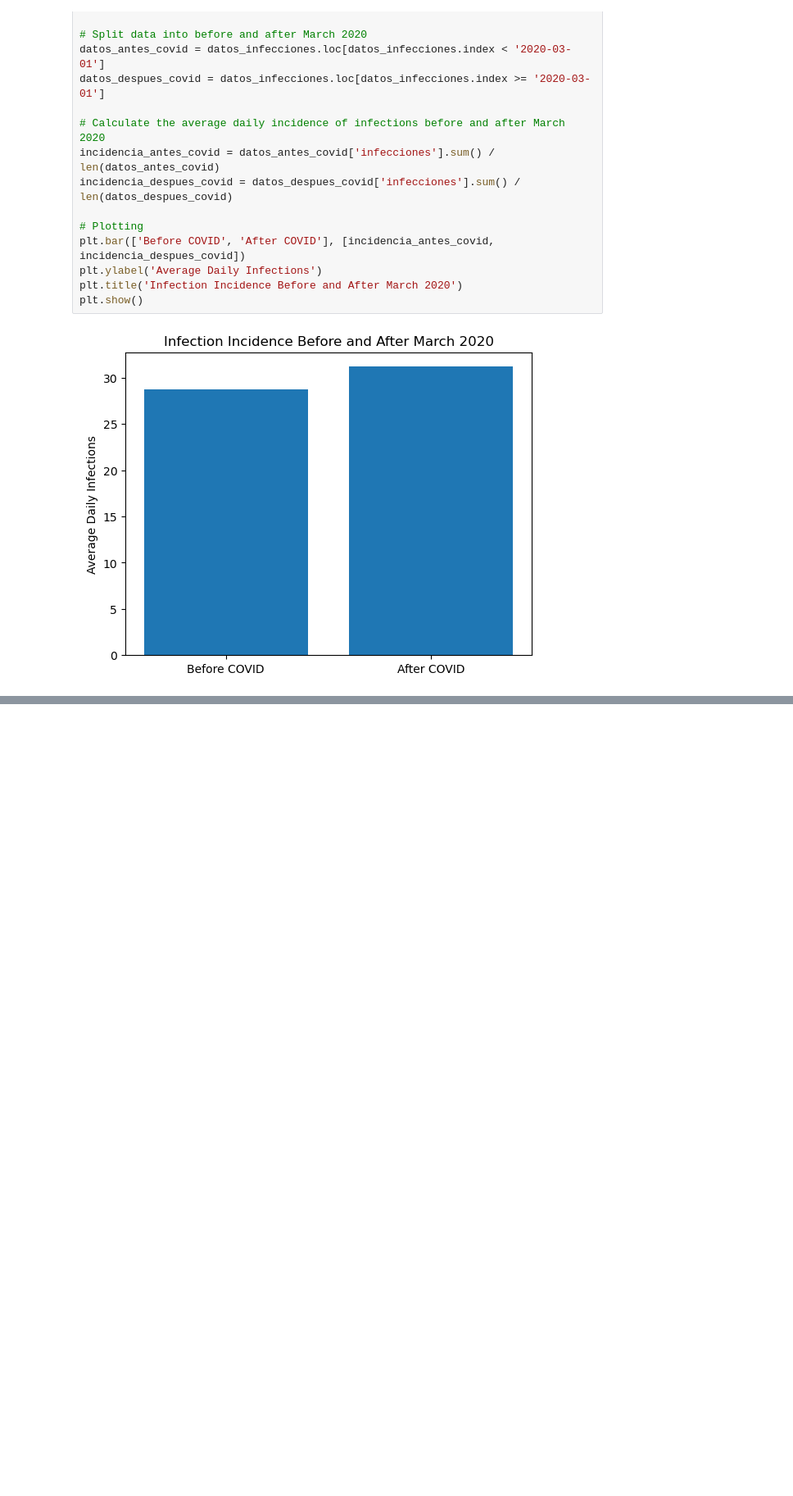
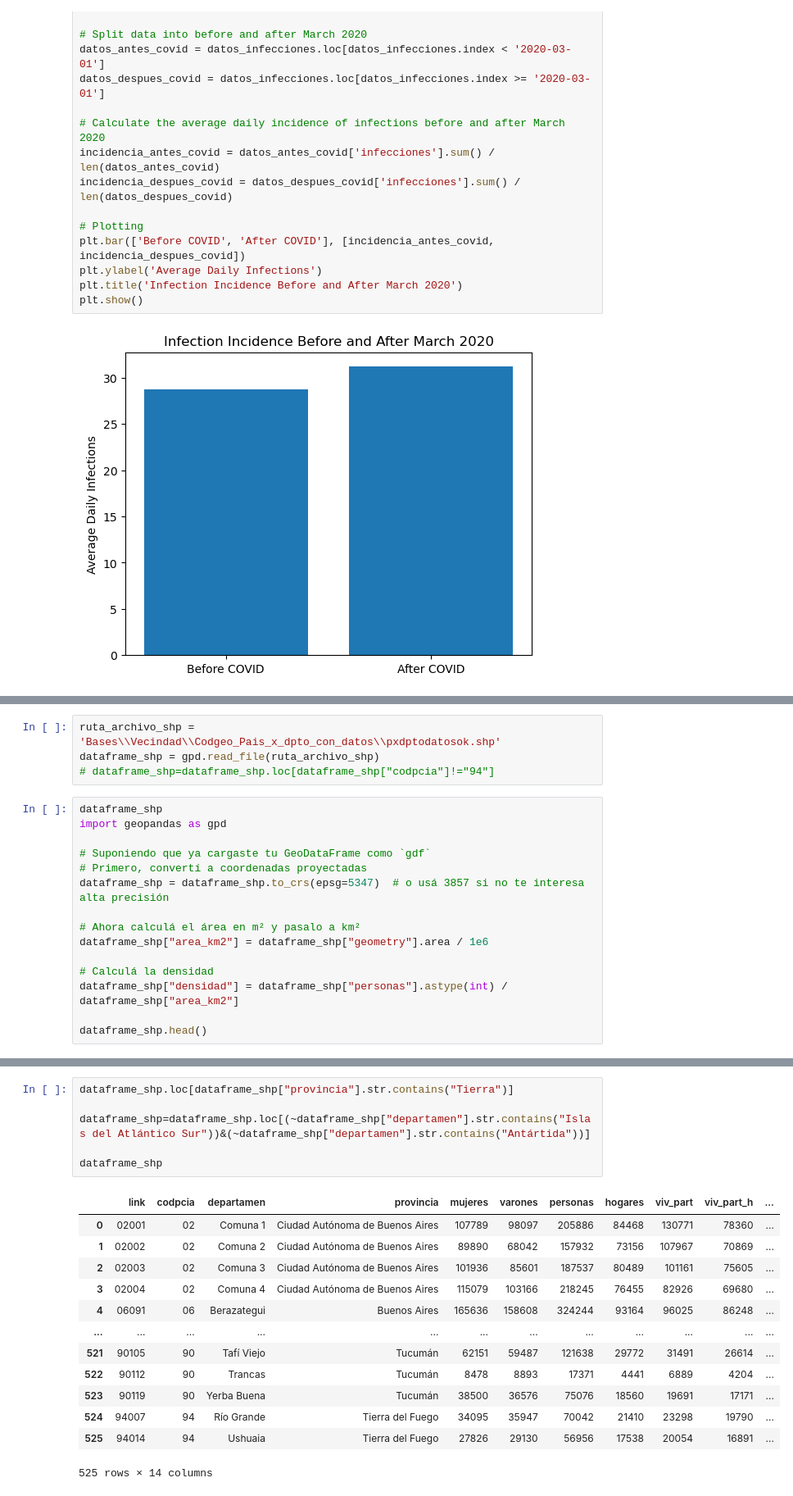
Before and after one commit to Nainho1703/tb-predictive-modeling-argentina, a Jupyter notebook: 2.- Analysis.ipynb, the cells around one changed output, grey strips where cells are left out. Shown at 82% size. Saved outputs shown, nothing was run; the diff lists cells and outputs as text; blank space fills up the shorter version.

```diff
--- a/2.- Analysis.ipynb
+++ b/2.- Analysis.ipynb
@@ -319,0 +584,19 @@ plt.show()
+# %%
+ruta_archivo_shp = 'Bases\\Vecindad\\Codgeo_Pais_x_dpto_con_datos\\pxdptodatosok.shp'
+dataframe_shp = gpd.read_file(ruta_archivo_shp)
+# dataframe_shp=dataframe_shp.loc[dataframe_shp["codpcia"]!="94"]
+# %%
+dataframe_shp
+import geopandas as gpd
+
+# Suponiendo que ya cargaste tu GeoDataFrame como `gdf`
+# Primero, convertí a coordenadas proyectadas
+dataframe_shp = dataframe_shp.to_crs(epsg=5347)  # o usá 3857 si no te interesa alta precisión
+
+# Ahora calculá el área en m² y pasalo a km²
+dataframe_shp["area_km2"] = dataframe_shp["geometry"].area / 1e6
+
+# Calculá la densidad
+dataframe_shp["densidad"] = dataframe_shp["personas"].astype(int) / dataframe_shp["area_km2"]
+
+dataframe_shp.head()
@@ -319,0 +610,20 @@ plt.show()
+# %%
+dataframe_shp.loc[dataframe_shp["provincia"].str.contains("Tierra")]
+
+dataframe_shp=dataframe_shp.loc[(~dataframe_shp["departamen"].str.contains("Islas del Atlántico Sur"))&(~dataframe_shp["departamen"].str.contains("Antártida"))]
+
+dataframe_shp
+# %% [output]
+|  | link | codpcia | departamen | provincia | mujeres | varones | personas | hogares | viv_part | viv_part_h | ... |
+| 0 | 02001 | 02 | Comuna 1 | Ciudad Autónoma de Buenos Aires | 107789 | 98097 | 205886 | 84468 | 130771 | 78360 | ... |
+| 1 | 02002 | 02 | Comuna 2 | Ciudad Autónoma de Buenos Aires | 89890 | 68042 | 157932 | 73156 | 107967 | 70869 | ... |
+| 2 | 02003 | 02 | Comuna 3 | Ciudad Autónoma de Buenos Aires | 101936 | 85601 | 187537 | 80489 | 101161 | 75605 | ... |
+| 3 | 02004 | 02 | Comuna 4 | Ciudad Autónoma de Buenos Aires | 115079 | 103166 | 218245 | 76455 | 82926 | 69680 | ... |
+| 4 | 06091 | 06 | Berazategui | Buenos Aires | 165636 | 158608 | 324244 | 93164 | 96025 | 86248 | ... |
+| ... | ... | ... | ... | ... | ... | ... | ... | ... | ... | ... | ... |
+| 521 | 90105 | 90 | Tafí Viejo | Tucumán | 62151 | 59487 | 121638 | 29772 | 31491 | 26614 | ... |
+| 522 | 90112 | 90 | Trancas | Tucumán | 8478 | 8893 | 17371 | 4441 | 6889 | 4204 | ... |
+| 523 | 90119 | 90 | Yerba Buena | Tucumán | 38500 | 36576 | 75076 | 18560 | 19691 | 17171 | ... |
+| 524 | 94007 | 94 | Río Grande | Tierra del Fuego | 34095 | 35947 | 70042 | 21410 | 23298 | 19790 | ... |
+| 525 | 94014 | 94 | Ushuaia | Tierra del Fuego | 27826 | 29130 | 56956 | 17538 | 20054 | 16891 | ... |
+525 rows × 14 columns
```
Also changed, not shown: parts of 16 cells of this notebook, 4 other files.
